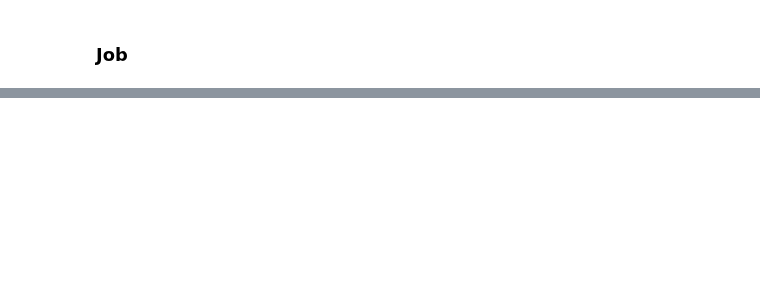
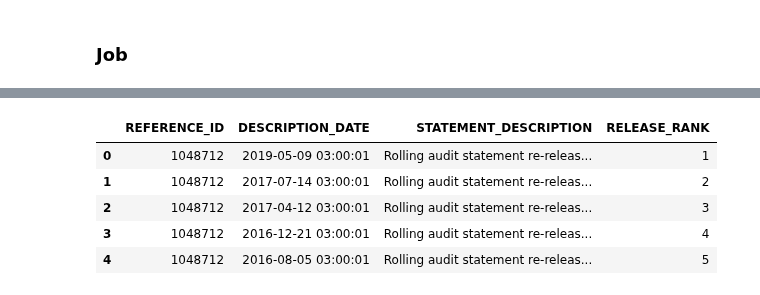
Before and after one commit to cpassorelli/call-reports, a Jupyter notebook: ipython/requests-data-warehouse-integration-exploration.ipynb, the cells around one changed output, grey strips where cells are left out. Cells and saved outputs as stored; diff of their text form; code cells hidden in the pictures; blank space fills up the shorter version.

```diff
--- a/ipython/requests-data-warehouse-integration-exploration.ipynb
+++ b/ipython/requests-data-warehouse-integration-exploration.ipynb
@@ -923,2 +1023,11 @@ Wall time: 144 ms
+# %%
+descriptions.where('RELEASE_RANK is not null').limit(5).toPandas()
+# %% [output]
+|  | REFERENCE_ID | DESCRIPTION_DATE | STATEMENT_DESCRIPTION | RELEASE_RANK |
+| 0 | 1048712 | 2019-05-09 03:00:01 | Rolling audit statement re-releas... | 1 |
+| 1 | 1048712 | 2017-07-14 03:00:01 | Rolling audit statement re-releas... | 2 |
+| 2 | 1048712 | 2017-04-12 03:00:01 | Rolling audit statement re-releas... | 3 |
+| 3 | 1048712 | 2016-12-21 03:00:01 | Rolling audit statement re-releas... | 4 |
+| 4 | 1048712 | 2016-08-05 03:00:01 | Rolling audit statement re-releas... | 5 |
 # %%
 spark.stop()
```
Also changed, not shown: parts of 10 cells of this notebook, 1 other file.
